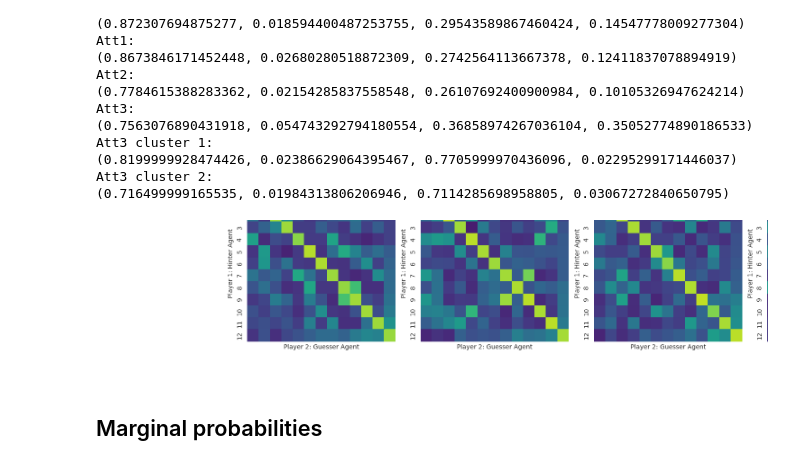
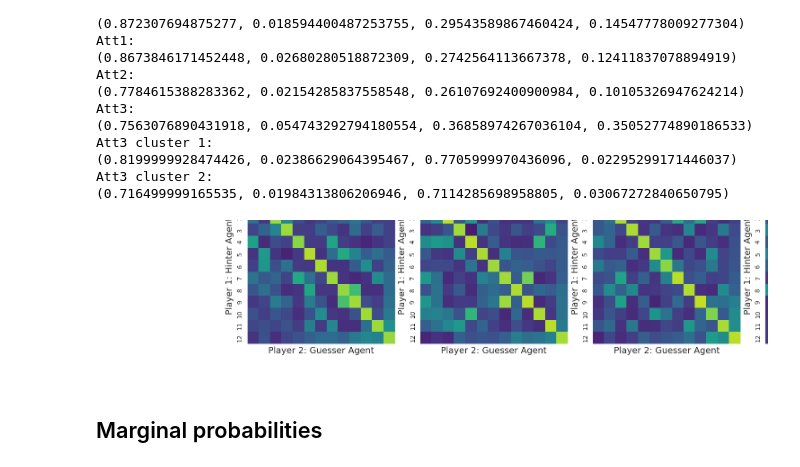
Before and after one commit to mingweima/hintplaygame, a Jupyter notebook: diff_hand_experiments.ipynb, the cells around one changed output. Saved outputs shown, nothing was run; the diff lists cells and outputs as text; code cells hidden in the pictures.

```diff
--- a/diff_hand_experiments.ipynb
+++ b/diff_hand_experiments.ipynb
@@ -238,30 +238,32 @@ Att3 cluster 2:
 # %%
 fig, axs = plt.subplots(ncols=6, gridspec_kw=dict(width_ratios=[4,4,4,4,4,0.2]), figsize=(25,4.5))
 
 cmap = "viridis"
 # cmap = "rocket"
+
+plt.rcParams.update({'font.size': 10})
 
 vmax = 1
 vmin = 0
 
 sns.heatmap(ff, cbar=False, ax=axs[0], cmap=cmap, vmax=vmax, vmin=vmin)
 sns.heatmap(lstm, cbar=False, ax=axs[1], cmap=cmap, vmax=vmax, vmin=vmin)
 sns.heatmap(att1, cbar=False, ax=axs[2], cmap=cmap, vmax=vmax, vmin=vmin)
 sns.heatmap(att2, cbar=False, ax=axs[3], cmap=cmap, vmax=vmax, vmin=vmin)
 sns.heatmap(att3, cbar=False, ax=axs[4], cmap=cmap, vmax=vmax, vmin=vmin)
 
 fig.colorbar(axs[3].collections[0], cax=axs[5])
 
 for i in range(5):
-    axs[i].set_ylabel('Player 1: Hinter Agent')
-    axs[i].set_xlabel('Player 2: Guesser Agent')
-    axs[i].title.set_text(model_names[i])
+    axs[i].set_ylabel('Player 1: Hinter Agent', fontsize=14)
+    axs[i].set_xlabel('Player 2: Guesser Agent', fontsize=14)
+    axs[i].set_title(model_names[i] + " (Full Game)", fontsize=15)
     axs[i].xaxis.tick_top()
 
 plt.savefig('xp_diff.pdf', transparent = True, bbox_inches = 'tight', pad_inches = 0)
 plt.show()
 # %% [output]
-[figure, old version]
+[figure, new version]
 # %% [markdown]
 ## Marginal probabilities
 # %%
```
Also changed, not shown: parts of 4 cells of this notebook, 9 other files.
